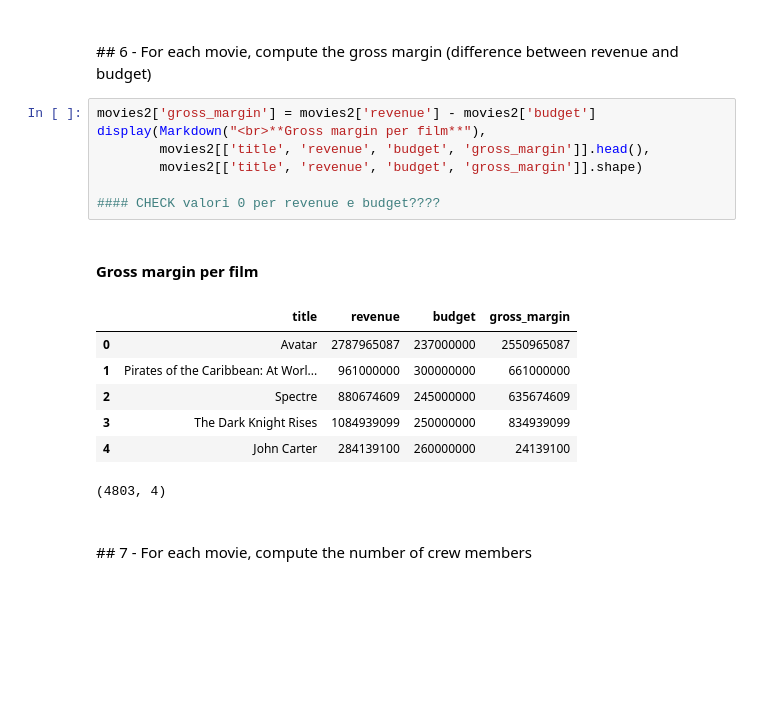
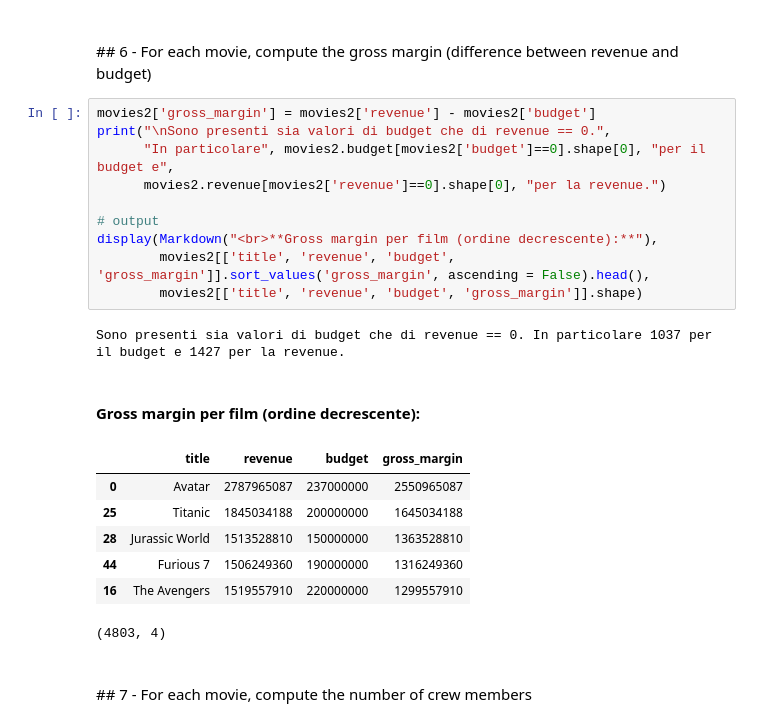
Before and after one commit to mat0692/FCS, a Jupyter notebook: Project FCS.ipynb, the cells around one changed output. Cells and saved outputs as stored; diff of their text form; blank space fills up the shorter version.

```diff
--- a/Project FCS.ipynb
+++ b/Project FCS.ipynb
@@ -355,20 +375,24 @@ display(Markdown("## Tabelle normalizzate:"),
 ## 6 - For each movie, compute the gross margin (difference between revenue and budget)
 # %%
 movies2['gross_margin'] = movies2['revenue'] - movies2['budget']
-display(Markdown("<br>**Gross margin per film**"),
-        movies2[['title', 'revenue', 'budget', 'gross_margin']].head(),
+print("\nSono presenti sia valori di budget che di revenue == 0.",
+      "In particolare", movies2.budget[movies2['budget']==0].shape[0], "per il budget e",
+      movies2.revenue[movies2['revenue']==0].shape[0], "per la revenue.")
+
+# output
+display(Markdown("<br>**Gross margin per film (ordine decrescente):**"),
+        movies2[['title', 'revenue', 'budget', 'gross_margin']].sort_values('gross_margin', ascending = False).head(),
         movies2[['title', 'revenue', 'budget', 'gross_margin']].shape)
-
-#### CHECK valori 0 per revenue e budget????
 # %% [output]
+Sono presenti sia valori di budget che di revenue == 0. In particolare 1037 per il budget e 1427 per la revenue.
-<br>**Gross margin per film**
+<br>**Gross margin per film (ordine decrescente):**
 |  | title | revenue | budget | gross_margin |
 | 0 | Avatar | 2787965087 | 237000000 | 2550965087 |
-| 1 | Pirates of the Caribbean: At Worl... | 961000000 | 300000000 | 661000000 |
-| 2 | Spectre | 880674609 | 245000000 | 635674609 |
-| 3 | The Dark Knight Rises | 1084939099 | 250000000 | 834939099 |
-| 4 | John Carter | 284139100 | 260000000 | 24139100 |
+| 25 | Titanic | 1845034188 | 200000000 | 1645034188 |
+| 28 | Jurassic World | 1513528810 | 150000000 | 1363528810 |
+| 44 | Furious 7 | 1506249360 | 190000000 | 1316249360 |
+| 16 | The Avengers | 1519557910 | 220000000 | 1299557910 |
-(4803, 4)
+(4803, 4)
 # %% [markdown]
 <br>
 ## 7 - For each movie, compute the number of crew members
```
Also changed, not shown: parts of 25 cells of this notebook.
